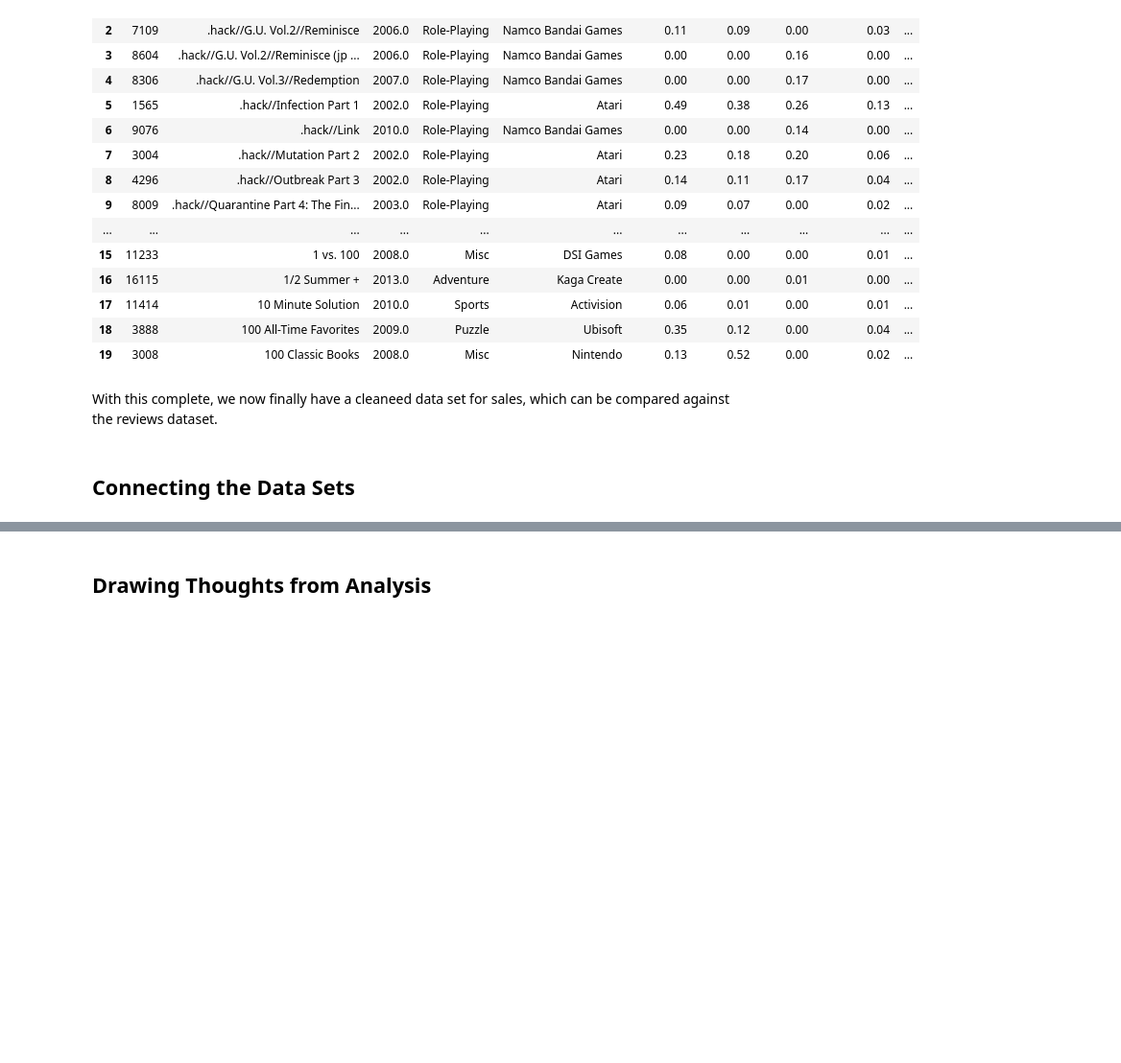
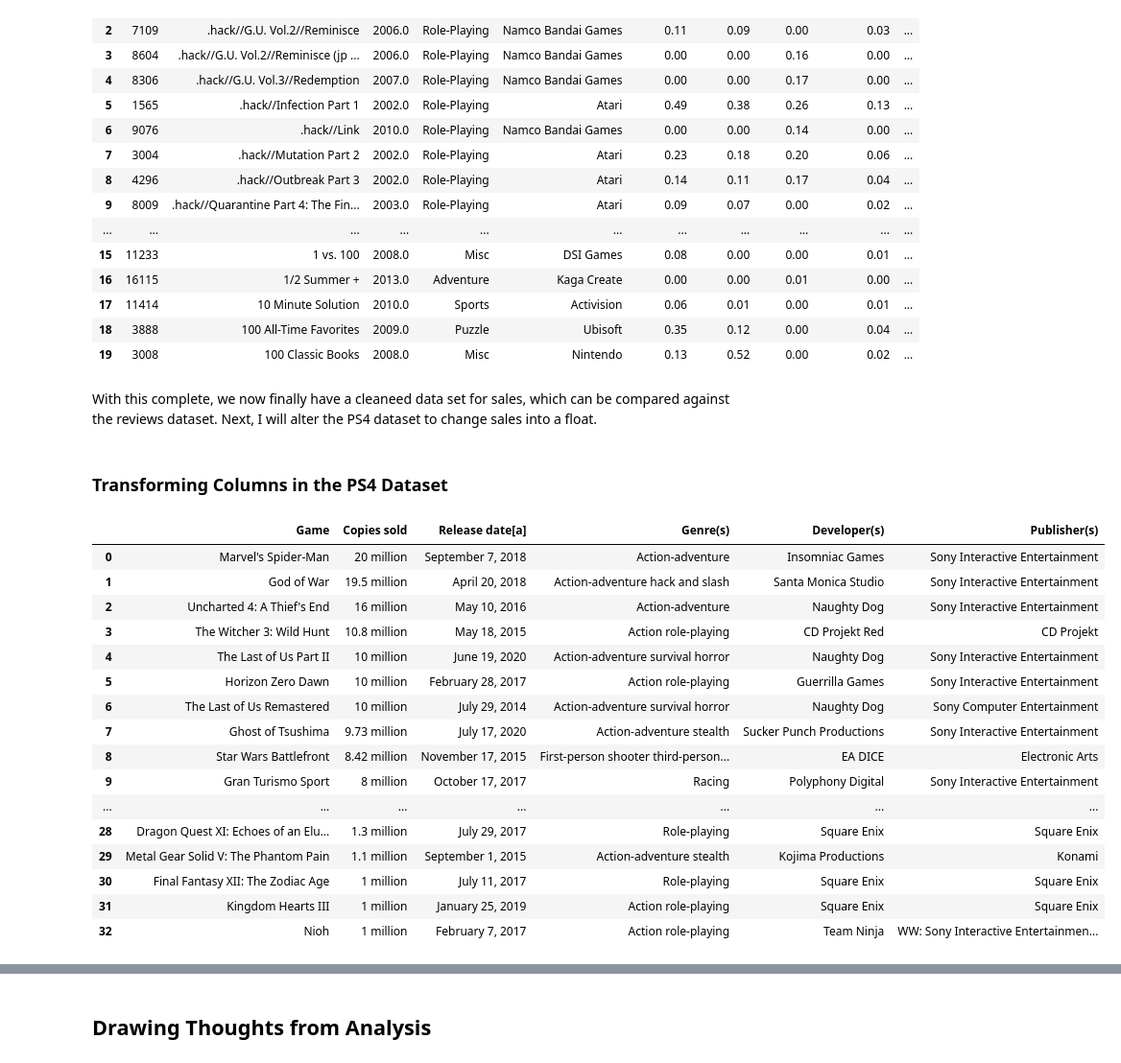
Before and after one commit to Rayan-Arshed/Data-Pipeline-Assessment-Video-Game-Data, a Jupyter notebook: Data-Pipeline-Assessment.ipynb, the cells around one changed output, grey strips where cells are left out. Shown at 96% size. Saved outputs shown, nothing was run; the diff lists cells and outputs as text; code cells hidden in the pictures; blank space fills up the shorter version.

Commit message:
Finished cleaning and transforming dataset

```diff
--- a/Data-Pipeline-Assessment.ipynb
+++ b/Data-Pipeline-Assessment.ipynb
@@ -687,6 +695,26 @@ df_sales_new.head(20)
 | 18 | 3888 | 100 All-Time Favorites | 2009.0 | Puzzle | Ubisoft | 0.35 | 0.12 | 0.00 | 0.04 | ... |
 | 19 | 3008 | 100 Classic Books | 2008.0 | Misc | Nintendo | 0.13 | 0.52 | 0.00 | 0.02 | ... |
 # %% [markdown]
-With this complete, we now finally have a cleaneed data set for sales, which can be compared against the reviews dataset.
+With this complete, we now finally have a cleaneed data set for sales, which can be compared against the reviews dataset. Next, I will alter the PS4 dataset to change sales into a float.
-# %% [markdown]
-## Connecting the Data Sets
+# %% [markdown]
+### Transforming Columns in the PS4 Dataset
+# %%
+df_ps4
+# %% [output]
+|  | Game | Copies sold | Release date[a] | Genre(s) | Developer(s) | Publisher(s) |
+| 0 | Marvel's Spider-Man | 20 million | September 7, 2018 | Action-adventure | Insomniac Games | Sony Interactive Entertainment |
+| 1 | God of War | 19.5 million | April 20, 2018 | Action-adventure hack and slash | Santa Monica Studio | Sony Interactive Entertainment |
+| 2 | Uncharted 4: A Thief's End | 16 million | May 10, 2016 | Action-adventure | Naughty Dog | Sony Interactive Entertainment |
+| 3 | The Witcher 3: Wild Hunt | 10.8 million | May 18, 2015 | Action role-playing | CD Projekt Red | CD Projekt |
+| 4 | The Last of Us Part II | 10 million | June 19, 2020 | Action-adventure survival horror | Naughty Dog | Sony Interactive Entertainment |
+| 5 | Horizon Zero Dawn | 10 million | February 28, 2017 | Action role-playing | Guerrilla Games | Sony Interactive Entertainment |
+| 6 | The Last of Us Remastered | 10 million | July 29, 2014 | Action-adventure survival horror | Naughty Dog | Sony Computer Entertainment |
+| 7 | Ghost of Tsushima | 9.73 million | July 17, 2020 | Action-adventure stealth | Sucker Punch Productions | Sony Interactive Entertainment |
+| 8 | Star Wars Battlefront | 8.42 million | November 17, 2015 | First-person shooter third-person... | EA DICE | Electronic Arts |
+| 9 | Gran Turismo Sport | 8 million | October 17, 2017 | Racing | Polyphony Digital | Sony Interactive Entertainment |
+| ... | ... | ... | ... | ... | ... | ... |
+| 28 | Dragon Quest XI: Echoes of an Elu... | 1.3 million | July 29, 2017 | Role-playing | Square Enix | Square Enix |
+| 29 | Metal Gear Solid V: The Phantom Pain | 1.1 million | September 1, 2015 | Action-adventure stealth | Kojima Productions | Konami |
+| 30 | Final Fantasy XII: The Zodiac Age | 1 million | July 11, 2017 | Role-playing | Square Enix | Square Enix |
+| 31 | Kingdom Hearts III | 1 million | January 25, 2019 | Action role-playing | Square Enix | Square Enix |
+| 32 | Nioh | 1 million | February 7, 2017 | Action role-playing | Team Ninja | WW: Sony Interactive Entertainmen... |
```
Also changed, not shown: parts of 11 cells of this notebook.
